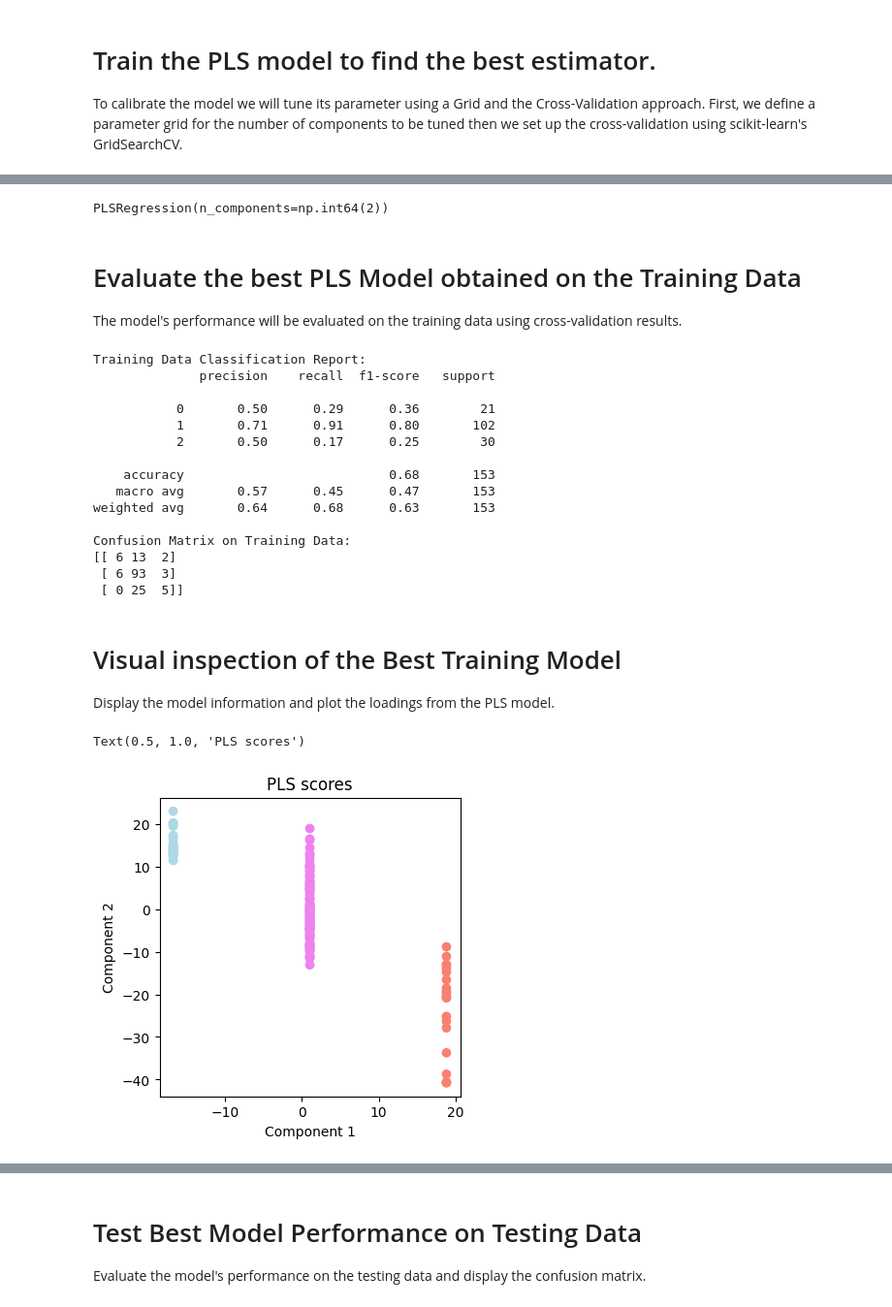
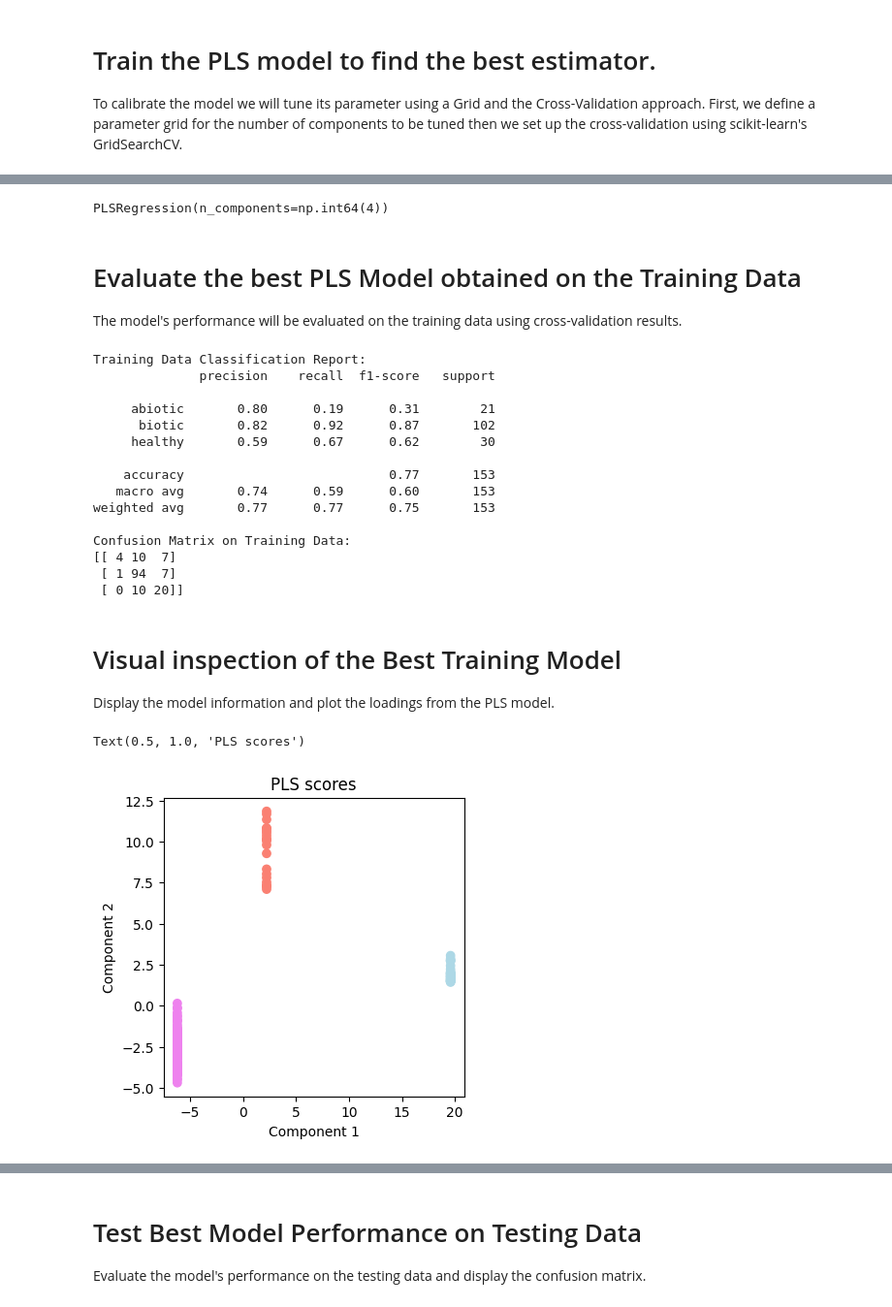
Before and after one commit to pierridotite/DataManagerUE3_ALCOPI, a Jupyter notebook: docs/PLS_OneHotEncoder.ipynb, the cells around one changed output, grey strips where cells are left out. Shown at 97% size. Drawn from its saved outputs; the diff is of its cells as text; code cells hidden in the pictures.

```diff
--- a/docs/PLS.ipynb
+++ b/docs/PLS_OneHotEncoder.ipynb
@@ -91,3 +91,12 @@ print(labels_encoded)
  2 1 1 1 0 0 1 1 1 1 1 1 1 1 1 1 1 1 1 1 1 1 1 1 1 1 1 1 1 0 0 0 0 0 1 1 1
  1 1 1 1 0 0 0 2 2 2 2 2 1 1 1 1 1 1 1 1 0 0 1 1 1 1 1 1 1 1 1 1 1 1 2 2 2
  2 2 2 2 2 2 2 2 1 1 1 1 1 1 0 1 1 1 1]
+# %%
+# Make a OneHotEncoder object
+enc = OneHotEncoder(handle_unknown='ignore')
+# Fit the LabelEncoder object
+enc.fit(labels.values)
+# Transform the labels
+labels_dummy = enc.transform(labels.values).toarray()
+print(labels_dummy)
+print(enc.inverse_transform(labels_dummy))
@@ -166,10 +193,10 @@ Text(0.5, 1.0, 'Leaf spectra')
 # %%
 # Split data into training and testing sets
 X_train, X_test, y_train, y_test = train_test_split(preprocessed_spectra,
-                                                    labels_encoded,
+                                                    labels_dummy,
                                                     test_size=0.25,
                                                     random_state=42,
-                                                    stratify=labels_encoded)
+                                                    stratify=labels_dummy)
 
 # Display the shapes of the training and testing sets
 print(f"X_train shape: {X_train.shape}")
@@ -209,11 +236,11 @@ parameters = {
 pls = PLSRegression()
 
 # Set up GridSearchCV with the PLS model, parameter grid, and cross-validation
-pls_optim = GridSearchCV(estimator=PLSRegression(),
+pls_optim = GridSearchCV(estimator=pls,
                         param_grid=parameters,
                         cv=3,
                         verbose=0,
-                        scoring='neg_mean_absolute_error',
+                        scoring='neg_mean_squared_error',
                         return_train_score=True) # ‘accuray’ for classification  neg_mean_squared_error
 
 # Train the PLS Model by fitting the GridSearchCV to the training data
@@ -244,7 +271,7 @@ plt.show()
 best_pls = pls_optim.best_estimator_
 print(best_pls)
 # %% [output]
-PLSRegression(n_components=np.int64(2))
+PLSRegression(n_components=np.int64(4))
 # %% [markdown]
 # Evaluate the best PLS Model obtained on the Training Data
 The model's performance will be evaluated on the training data using cross-validation results.
@@ -252,9 +279,9 @@ The model's performance will be evaluated on the training data using cross-valid
 # Apply the best estimator to calculate a cross-validation predicted variable
 y_cv = cross_val_predict(best_pls, X_train, y_train, cv=10)
 # Optional: calculate figures of merit
-train_classification_report = classification_report(y_train, y_cv.round())
+train_classification_report = classification_report(enc.inverse_transform(y_train), enc.inverse_transform(y_cv))
 #train_accuracy_score = accuracy_score(y_train, y_train_pred.round())
-train_confusion_matrix = confusion_matrix(y_train, y_cv.round())
+train_confusion_matrix = confusion_matrix(enc.inverse_transform(y_train), enc.inverse_transform(y_cv))
 
 # Display the classification report and confusion matrix
 print("Training Data Classification Report:")
@@ -265,36 +292,35 @@ print(train_confusion_matrix)
 Training Data Classification Report:
               precision    recall  f1-score   support
 
-           0       0.50      0.29      0.36        21
-           1       0.71      0.91      0.80       102
-           2       0.50      0.17      0.25        30
+     abiotic       0.80      0.19      0.31        21
+      biotic       0.82      0.92      0.87       102
+     healthy       0.59      0.67      0.62        30
 
-    accuracy                           0.68       153
-   macro avg       0.57      0.45      0.47       153
-weighted avg       0.64      0.68      0.63       153
+    accuracy                           0.77       153
+   macro avg       0.74      0.59      0.60       153
+weighted avg       0.77      0.77      0.75       153
 
 Confusion Matrix on Training Data:
-[[ 6 13  2]
- [ 6 93  3]
- [ 0 25  5]]
+[[ 4 10  7]
+ [ 1 94  7]
+ [ 0 10 20]]
 # %% [markdown]
 # Visual inspection of the Best Training Model
 Display the model information and plot the loadings from the PLS model.
 # %%
 # Get the scores from the best PLS model
 y_scores = best_pls.y_scores_
-color_dict = { "1": "Violet", "0": "Salmon", "2": "LightBlue" }
-y_char = pd.DataFrame(data=y_train.astype(str),columns=["labels"],dtype=str)
+y_char = pd.DataFrame(data=enc.inverse_transform(y_train),columns=["labels"],dtype=str)
 
 # Plot the PCA scores
 fig, ax = plt.subplots(figsize=(4, 4))
-ax.scatter(y_scores[:,0], y_scores[:,1], color=y_char["labels"].map(color_dict))
+ax.scatter(y_scores[:,0], y_scores[:,1], color= y_char["labels"].map(color_dict))
 ax.set_xlabel("Component 1")
 ax.set_ylabel("Component 2")
 ax.set_title("PLS scores")
 # %% [output]
 Text(0.5, 1.0, 'PLS scores')
-[figure, old version]
+[figure, new version]
 # %%
 # Get the loadings from the best PLS model
 x_loadings = best_pls.x_loadings_
```
Also changed, not shown: parts of 8 cells of this notebook.
